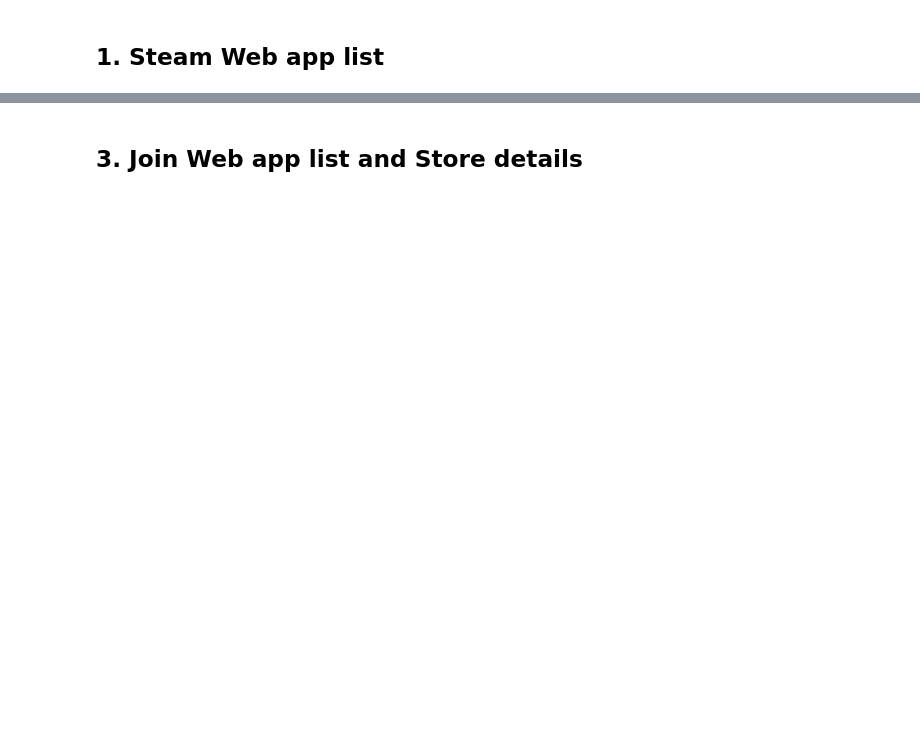
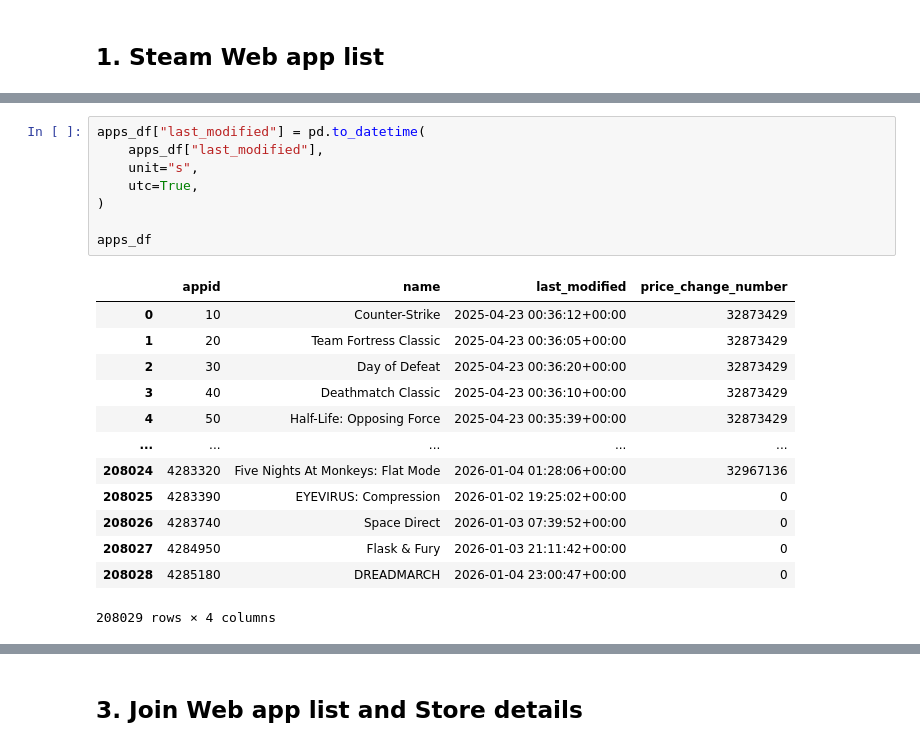
Before and after one commit to 42kiko/steam-ml, a Jupyter notebook: notebooks/01_eda_app_list_and_store.ipynb, the cells around one changed output, grey strips where cells are left out. Drawn from its saved outputs; the diff is of its cells as text; blank space fills up the shorter version.

```diff
--- a/notebooks/01_eda_app_list_and_store.ipynb
+++ b/notebooks/01_eda_app_list_and_store.ipynb
@@ -71,0 +61,22 @@ last_modified_dt range:
+# %%
+apps_df["last_modified"] = pd.to_datetime(
+    apps_df["last_modified"],
+    unit="s",
+    utc=True,
+)
+
+apps_df
+# %% [output]
+|  | appid | name | last_modified | price_change_number |
+| 0 | 10 | Counter-Strike | 2025-04-23 00:36:12+00:00 | 32873429 |
+| 1 | 20 | Team Fortress Classic | 2025-04-23 00:36:05+00:00 | 32873429 |
+| 2 | 30 | Day of Defeat | 2025-04-23 00:36:20+00:00 | 32873429 |
+| 3 | 40 | Deathmatch Classic | 2025-04-23 00:36:10+00:00 | 32873429 |
+| 4 | 50 | Half-Life: Opposing Force | 2025-04-23 00:35:39+00:00 | 32873429 |
+| ... | ... | ... | ... | ... |
+| 208024 | 4283320 | Five Nights At Monkeys: Flat Mode | 2026-01-04 01:28:06+00:00 | 32967136 |
+| 208025 | 4283390 | EYEVIRUS: Compression | 2026-01-02 19:25:02+00:00 | 0 |
+| 208026 | 4283740 | Space Direct | 2026-01-03 07:39:52+00:00 | 0 |
+| 208027 | 4284950 | Flask & Fury | 2026-01-03 21:11:42+00:00 | 0 |
+| 208028 | 4285180 | DREADMARCH | 2026-01-04 23:00:47+00:00 | 0 |
+208029 rows × 4 columns
```
Also changed, not shown: parts of 16 cells of this notebook, 58 other files.
